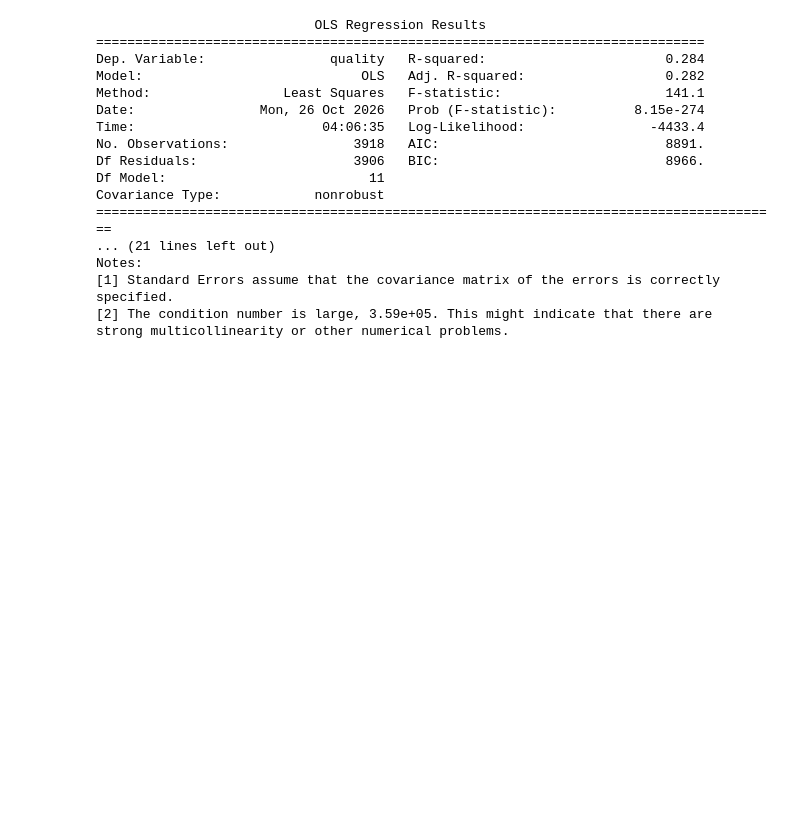
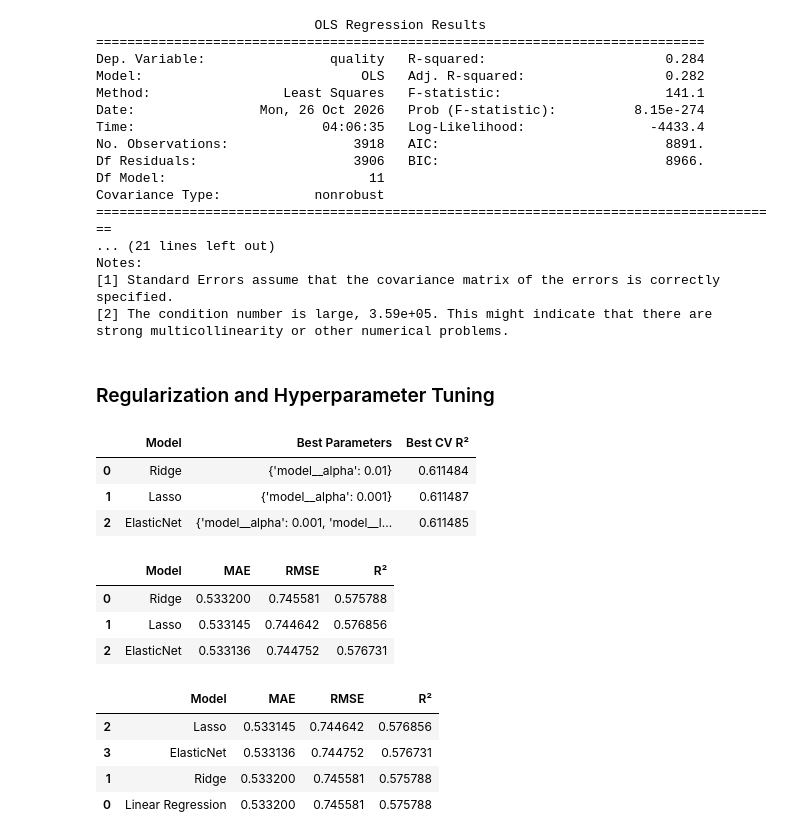
Before and after one commit to Gyrith/Machine-Learning-Models, a Jupyter notebook: Supervised Learning/Linear Regression.ipynb, the cells around one changed output. Saved outputs shown, nothing was run; the diff lists cells and outputs as text; code cells hidden in the pictures; blank space fills up the shorter version.

```diff
--- a/Supervised Learning/Linear Regression.ipynb
+++ b/Supervised Learning/Linear Regression.ipynb
@@ -778,3 +778,5 @@ Notes:
 [1] Standard Errors assume that the covariance matrix of the errors is correctly specified.
 [2] The condition number is large, 3.59e+05. This might indicate that there are
 strong multicollinearity or other numerical problems.
+# %% [markdown]
+### Regularization and Hyperparameter Tuning
@@ -780,0 +821,77 @@ strong multicollinearity or other numerical problems.
+# %%
+# hyperparameter tuning
+best_models = {}
+tuning_results = []
+
+for name, config in models.items():
+
+    grid = GridSearchCV(
+        estimator=config['pipeline'],
+        param_grid=config['params'],
+        cv=5,
+        scoring='r2',
+        n_jobs=-1
+    )
+
+    grid.fit(X_train, y_train)
+
+    best_models[name] = grid.best_estimator_
+
+    tuning_results.append({
+        'Model': name,
+        'Best Parameters': grid.best_params_,
+        'Best CV R²': grid.best_score_
+    })
+
+tuning_results = pd.DataFrame(tuning_results)
+
+tuning_results
+# %% [output]
+|  | Model | Best Parameters | Best CV R² |
+| 0 | Ridge | {'model__alpha': 0.01} | 0.611484 |
+| 1 | Lasso | {'model__alpha': 0.001} | 0.611487 |
+| 2 | ElasticNet | {'model__alpha': 0.001, 'model__l... | 0.611485 |
+# %%
+# Evaluate tuned models
+regularized_results = []
+
+for name, model in best_models.items():
+
+    predictions = model.predict(X_test)
+
+    regularized_results.append({
+        'Model': name,
+        'MAE': mean_absolute_error(y_test, predictions),
+        'RMSE': np.sqrt(mean_squared_error(y_test, predictions)),
+        'R²': r2_score(y_test, predictions)
+    })
+
+regularized_results = pd.DataFrame(regularized_results)
+
+regularized_results
+# %% [output]
+|  | Model | MAE | RMSE | R² |
+| 0 | Ridge | 0.533200 | 0.745581 | 0.575788 |
+| 1 | Lasso | 0.533145 | 0.744642 | 0.576856 |
+| 2 | ElasticNet | 0.533136 | 0.744752 | 0.576731 |
+# %%
+# Compare against ordinary Linear Regression
+comparison = pd.DataFrame({
+    'Model': ['Linear Regression'],
+    'MAE': [mean_absolute_error(y_test, y_test_pred)],
+    'RMSE': [np.sqrt(mean_squared_error(y_test, y_test_pred))],
+    'R²': [r2_score(y_test, y_test_pred)]
+})
+
+comparison = pd.concat(
+    [comparison, regularized_results],
+    ignore_index=True
+)
+
+comparison.sort_values(by='R²', ascending=False)
+# %% [output]
+|  | Model | MAE | RMSE | R² |
+| 2 | Lasso | 0.533145 | 0.744642 | 0.576856 |
+| 3 | ElasticNet | 0.533136 | 0.744752 | 0.576731 |
+| 1 | Ridge | 0.533200 | 0.745581 | 0.575788 |
+| 0 | Linear Regression | 0.533200 | 0.745581 | 0.575788 |
```
Also changed, not shown: parts of 5 cells of this notebook.
